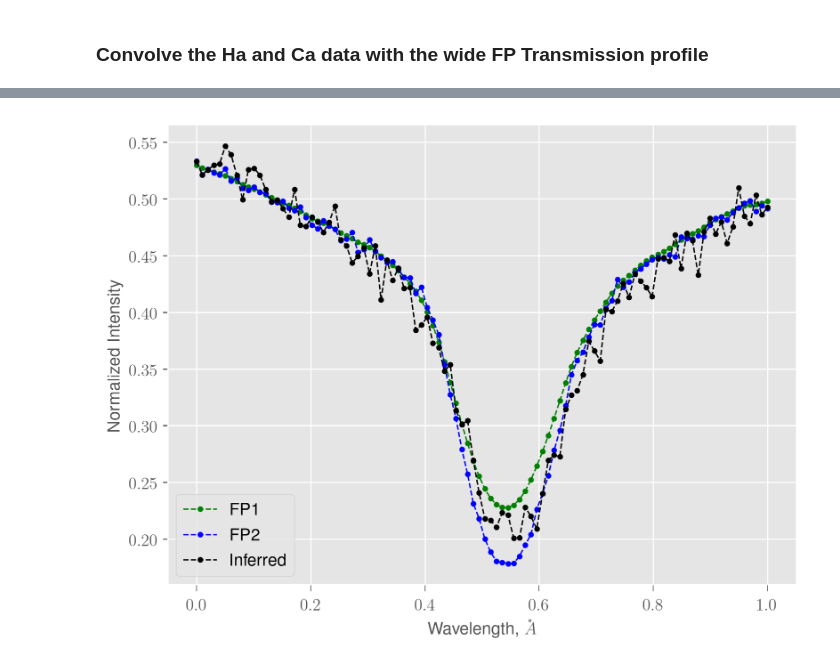
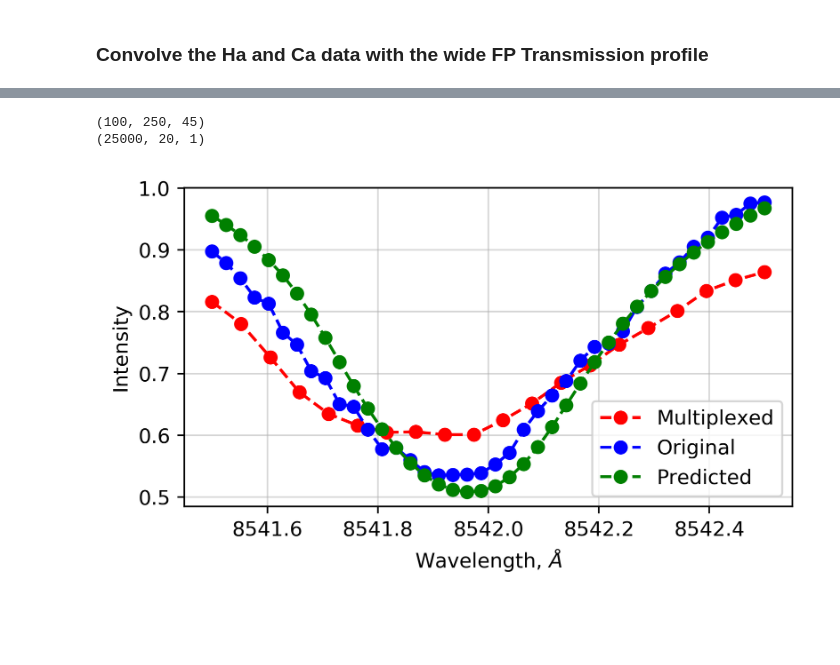
Before and after one commit to momomolnar/SPSF_remove, a Jupyter notebook: CNN Inversions FISS data.ipynb, the cells around one changed output, grey strips where cells are left out. Cells and saved outputs as stored; diff of their text form; code cells hidden in the pictures; blank space fills up the shorter version.

```diff
--- a/CNN Inversions FISS data.ipynb
+++ b/CNN Inversions FISS data.ipynb
@@ -4,7 +4,7 @@ from __future__ import absolute_import, division, print_function
 import pathlib
 
 from astropy.io import fits
-
+import matplotlib as m
 import matplotlib.pyplot as plt
 import numpy as np
 import pandas as pd
@@ -16,9 +16,14 @@ import tensorflow as tf
 from tensorflow import keras
 from tensorflow.keras import layers
 from tensorflow.keras.layers import Dense, Activation, Conv1D
+import tensorflow.keras.backend as K
 print(tf.__version__)
 
 from scipy.io import readsav
+from scipy.signal import deconvolve
+
+import matplotlib as mpl
+mpl.rcParams.update(mpl.rcParamsDefault)
 # %% [output]
 1.14.0
 # %%
@@ -398,0 +832,3 @@ ________________________________________________________________________________
+# %%
+modelMP = build_conv_model_MP(2)
+modelMP.summary()
@@ -425,11 +886 @@ Epoch 4/1000
 KeyboardInterrupt:
-# %%
-norm_data = np.mean(caData[:,:,200],axis=(0,1))
-norm_conv = np.mean(caConvolved[:,:,200],axis=(0,1))
-
-caData_Conv_norm = caConvolved / norm_conv
-caData_norm      = caData / norm_data
-
-plt.plot(caData_Conv_norm[90,90,:])
-plt.plot(caData_norm[90,90,:])
-plt.show()
@@ -438,23 +887,39 @@ plt.show()
 # %%
-prevNum  = 20
+prevNum  = 9000
 delta    = 1
-
-
 #im       = model.predict(train_set[:,:,:])
 #plt.figure(dpi=200)
 #plt.imshow(np.reshape(train_set[:,30,0],(968,968)))
 #plt.show()
 #plt.figure(dpi=200)Z
 #plt.imshow(np.reshape(im[:,30],(968,968)))
 #plt.show()
 #plt.figure(dpi=200)
 #plt.imshow(np.reshape(truth_set[:,30],(968,968)))
 #plt.show()
+dlambda1     = 0.025
+markersizex  = 12
+print(caData_Conv_norm.shape)
+res = modelMP.predict(caConvolvedMP[prevNum:prevNum+delta]/5000)
 
-res = model.predict(np.reshape(caData_Conv_norm[prevNum,100,200:300],(1,100,1)))
+wavescale  = np.linspace(-10*dlambda1*2+8542.0,10*dlambda1*2+8542.0,num=40)
+print(caConvolvedMP.shape)
+wavescale1 = np.linspace(-10*dlambda1*2+8542.0,10*dlambda1*2+8542.0,num=20)
+#plot_spec_profile_comparison(wavescale,caConvolvedMP[prevNum:prevNum,:]/5000,
+                            #caData1[prevNum:prevNum,::2]/5000,res[0,0:-1:2])
+plt.figure(dpi=400,figsize=(5,3))
 
-wavescale = np.linspace(0,1,num=100)
-plot_spec_profile_comparison(wavescale,caData_Conv_norm[prevNum,100,200:300],
-                             caData_norm[prevNum,100,200:300],res[0,:])
+plt.plot(wavescale1,(caConvolvedMP[prevNum,:,0]-3000)/2000,'r--.',label='Multiplexed',markersize = markersizex)
+plt.plot(wavescale,caData1[prevNum,lStart1:lEnd1]/4000,'b--.',label='Original',markersize = markersizex)
+plt.plot(wavescale,res[0,:],'g--.',label='Predicted',markersize = markersizex)
+plt.grid(alpha=0.5)
+plt.xlabel('Wavelength, $\\AA$')
+plt.ylabel('Intensity')
+plt.legend()
+plt.tight_layout()
+plt.savefig('Figures/MP_fail.png',transparent = True)
+plt.show()
 # %% [output]
+(100, 250, 45)
+(25000, 20, 1)
-[figure, old version]
+[figure, new version]
```
Also changed, not shown: parts of 28 cells of this notebook, 3 other files.
